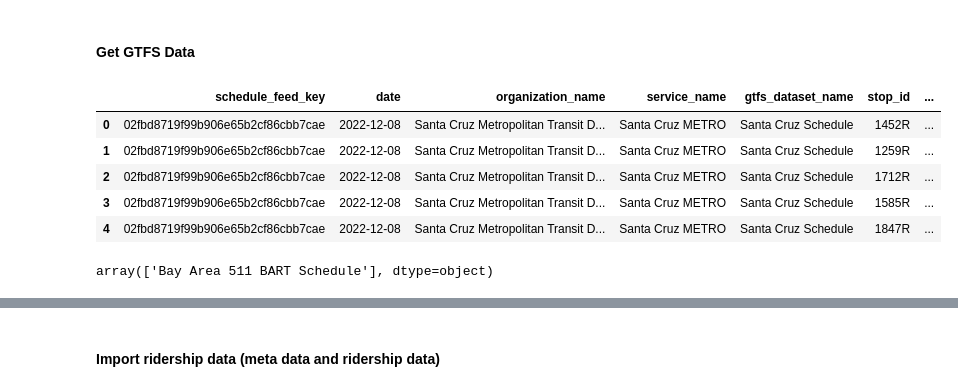
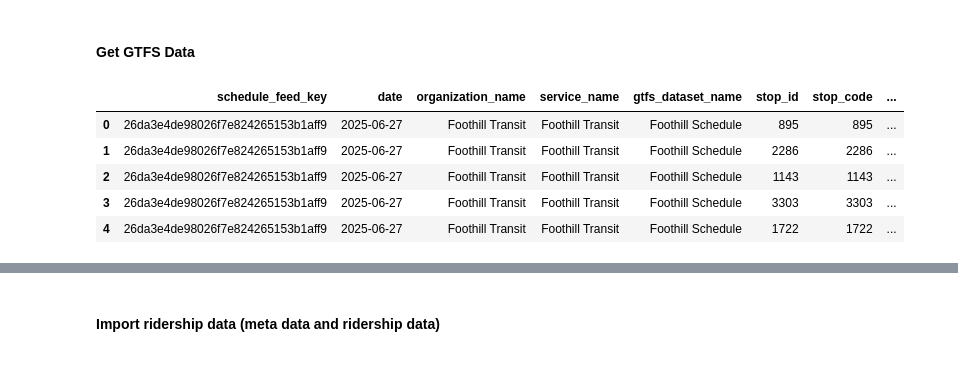
Before and after one commit to cal-itp/transit-ridership-analytics, a Jupyter notebook: Dimension_enrichment.ipynb, the cells around one changed output, grey strips where cells are left out. Saved outputs shown, nothing was run; the diff lists cells and outputs as text; code cells hidden in the pictures.

```diff
--- a/Dimension_enrichment.ipynb
+++ b/Dimension_enrichment.ipynb
@@ -22,6 +22,7 @@ sql = """
       dim_entities.service_name,
       dim_entities.gtfs_dataset_name,
       dim_stop.stop_id,
+      dim_stop.stop_code,
       dim_stop.tts_stop_name,
       dim_stop.stop_name,
       dim_stop.stop_lat,
@@ -91,6 +92,7 @@ SELECT
       dim_entities.service_name,
       dim_entities.gtfs_dataset_name,
       dim_stop.stop_id,
+      dim_stop.stop_code,
       dim_stop.tts_stop_name,
       dim_stop.stop_name,
       dim_stop.stop_lat,
@@ -115,6 +117,7 @@ SELECT
       dim_entities.service_name,
       dim_entities.gtfs_dataset_name,
       dim_stop.stop_id,
+      dim_stop.stop_code,
       dim_stop.tts_stop_name,
       dim_stop.stop_name,
       dim_stop.stop_lat,
@@ -147,39 +150,40 @@ SELECT
 UNION ALL
 SELECT
       dim_entities.schedule_feed_key,
       dim_entities.date,
       dim_entities.organization_name,
       dim_entities.service_name,
       dim_entities.gtfs_dataset_name,
       dim_stop.stop_id,
+      dim_stop.stop_code,
       dim_stop.tts_stop_name,
       dim_stop.stop_name,
       dim_stop.stop_lat,
       dim_stop.stop_lon,
       CAST(FROM_BASE64(REPLACE(REPLACE(dim_entities.base64_url, '-', '+'), '_', '/')) AS STRING) AS website,
     FROM `mart_gtfs.dim_stops` dim_stop
     JOIN `mart_gtfs.dim_schedule_feeds` dim_schedule
     ON dim_stop.feed_key = dim_schedule.key
     LEFT JOIN `cal-itp-data-infra.staging.int_gtfs_quality__daily_assessment_candidate_entities` dim_entities
     ON dim_stop.feed_key = dim_entities.schedule_feed_key
     WHERE
     (
       (organization_name = 'Foothill Transit' AND service_name = 'Foothill Transit')
     )
     AND gtfs_dataset_type = 'schedule'
     AND dim_entities.service_name = "Foothill Transit"
     AND DATE = '2025-06-27'
 """
 
 df_gtfs = client.query(sql).to_dataframe()
 df_gtfs.head()
 # %% [output]
-|  | schedule_feed_key | date | organization_name | service_name | gtfs_dataset_name | stop_id | ... |
-| 0 | 02fbd8719f99b906e65b2cf86cbb7cae | 2022-12-08 | Santa Cruz Metropolitan Transit D... | Santa Cruz METRO | Santa Cruz Schedule | 1452R | ... |
-| 1 | 02fbd8719f99b906e65b2cf86cbb7cae | 2022-12-08 | Santa Cruz Metropolitan Transit D... | Santa Cruz METRO | Santa Cruz Schedule | 1259R | ... |
-| 2 | 02fbd8719f99b906e65b2cf86cbb7cae | 2022-12-08 | Santa Cruz Metropolitan Transit D... | Santa Cruz METRO | Santa Cruz Schedule | 1712R | ... |
-| 3 | 02fbd8719f99b906e65b2cf86cbb7cae | 2022-12-08 | Santa Cruz Metropolitan Transit D... | Santa Cruz METRO | Santa Cruz Schedule | 1585R | ... |
-| 4 | 02fbd8719f99b906e65b2cf86cbb7cae | 2022-12-08 | Santa Cruz Metropolitan Transit D... | Santa Cruz METRO | Santa Cruz Schedule | 1847R | ... |
+|  | schedule_feed_key | date | organization_name | service_name | gtfs_dataset_name | stop_id | stop_code | ... |
+| 0 | 26da3e4de98026f7e824265153b1aff9 | 2025-06-27 | Foothill Transit | Foothill Transit | Foothill Schedule | 895 | 895 | ... |
+| 1 | 26da3e4de98026f7e824265153b1aff9 | 2025-06-27 | Foothill Transit | Foothill Transit | Foothill Schedule | 2286 | 2286 | ... |
+| 2 | 26da3e4de98026f7e824265153b1aff9 | 2025-06-27 | Foothill Transit | Foothill Transit | Foothill Schedule | 1143 | 1143 | ... |
+| 3 | 26da3e4de98026f7e824265153b1aff9 | 2025-06-27 | Foothill Transit | Foothill Transit | Foothill Schedule | 3303 | 3303 | ... |
+| 4 | 26da3e4de98026f7e824265153b1aff9 | 2025-06-27 | Foothill Transit | Foothill Transit | Foothill Schedule | 1722 | 1722 | ... |
 # %%
 today = date.today().strftime("%Y-%m-%d")
 df_gtfs.to_csv(f"GTFS/gtfs_output_{today}.csv", index=False) # save a copy
@@ -195,10 +199,6 @@ df_gtfs.rename(columns={"stop_id": "gtfs_stop_id",
 
 # cast stop id to string type
 df_gtfs["gtfs_stop_id"] = df_gtfs["gtfs_stop_id"].astype("string")
-# %%
-df_gtfs[df_gtfs["service_name"] == "Bay Area Rapid Transit"]["gtfs_dataset_name"].unique()
-# %% [output]
-array(['Bay Area 511 BART Schedule'], dtype=object)
 # %%
 df_gtfs["organization_name"].unique()
 # %% [output]
```
Also changed, not shown: parts of 30 cells of this notebook, 24 other files.
